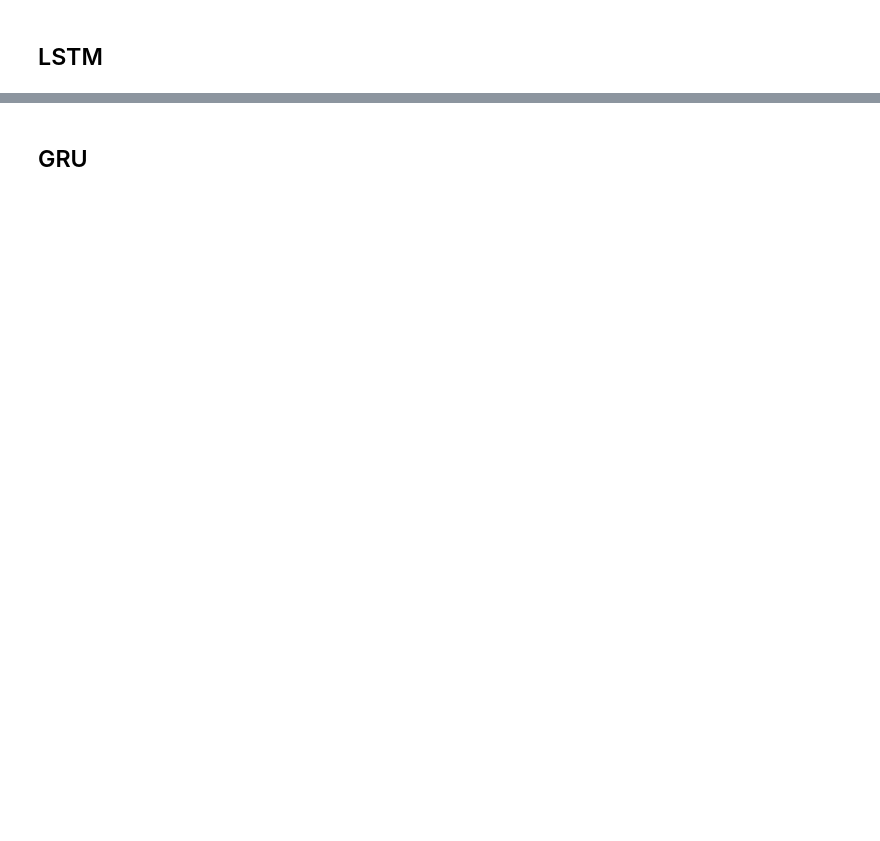
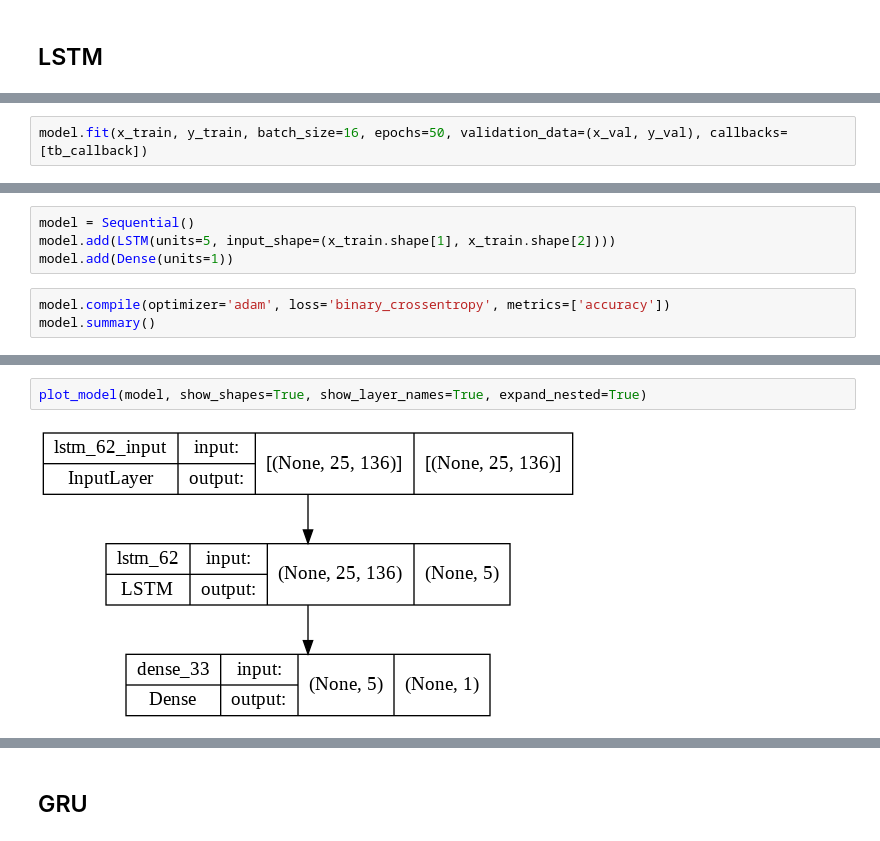
Before and after one commit to nahbos/AUT-Neural-Networks, a Jupyter notebook: HW06/HW06.ipynb, the cells around one changed output, grey strips where cells are left out. Saved outputs shown, nothing was run; the diff lists cells and outputs as text; blank space fills up the shorter version.

```diff
--- a/HW06/HW06.ipynb
+++ b/HW06/HW06.ipynb
@@ -321,0 +310,2 @@ array([[57, 32],
+# %%
+model.fit(x_train, y_train, batch_size=16, epochs=50, validation_data=(x_val, y_val), callbacks=[tb_callback])
@@ -321,0 +347,7 @@ array([[57, 32],
+# %%
+model = Sequential()
+model.add(LSTM(units=5, input_shape=(x_train.shape[1], x_train.shape[2])))
+model.add(Dense(units=1))
+# %%
+model.compile(optimizer='adam', loss='binary_crossentropy', metrics=['accuracy'])
+model.summary()
@@ -321,0 +368,4 @@ array([[57, 32],
+# %%
+plot_model(model, show_shapes=True, show_layer_names=True, expand_nested=True)
+# %% [output]
+[figure, added]
```
Also changed, not shown: parts of 74 cells of this notebook.
